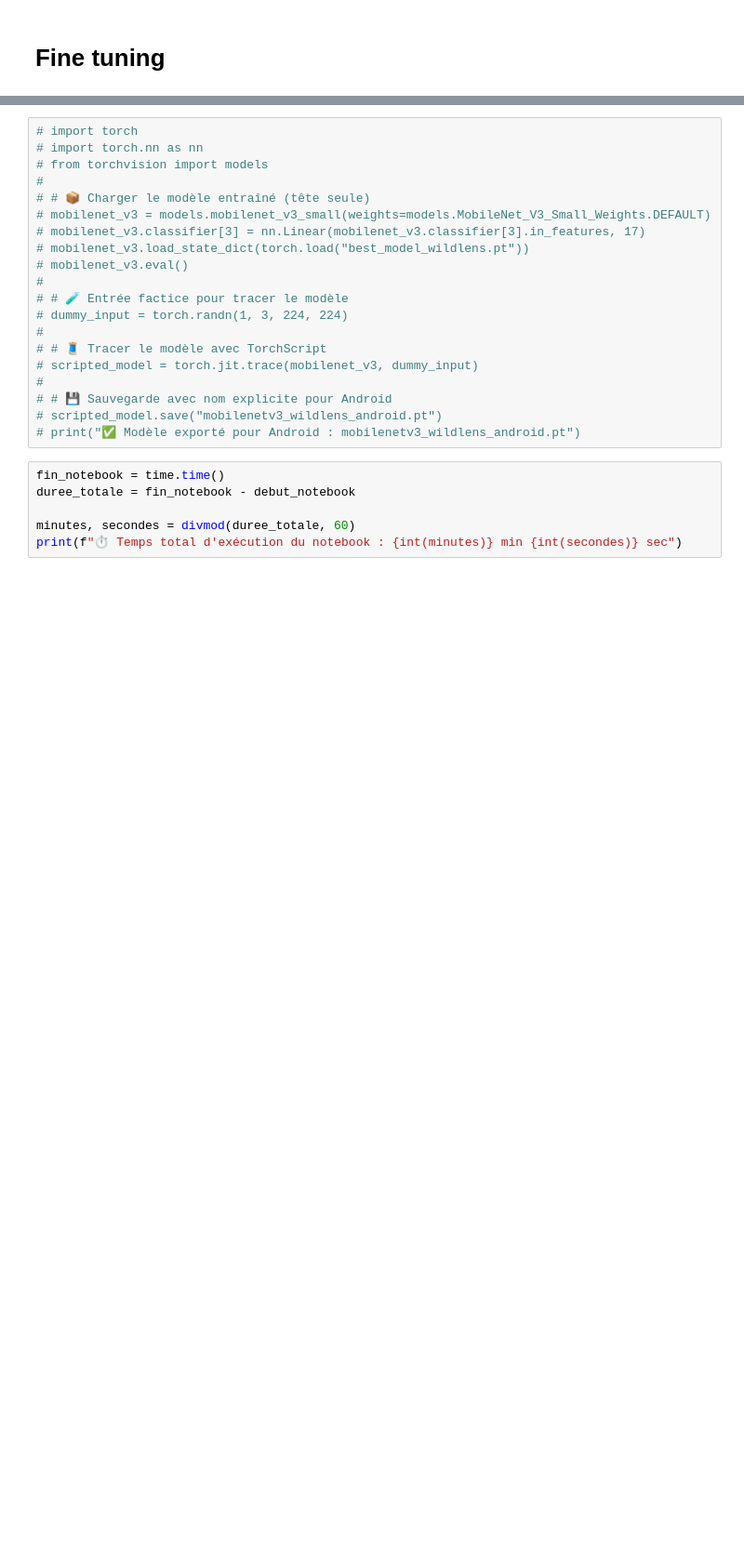
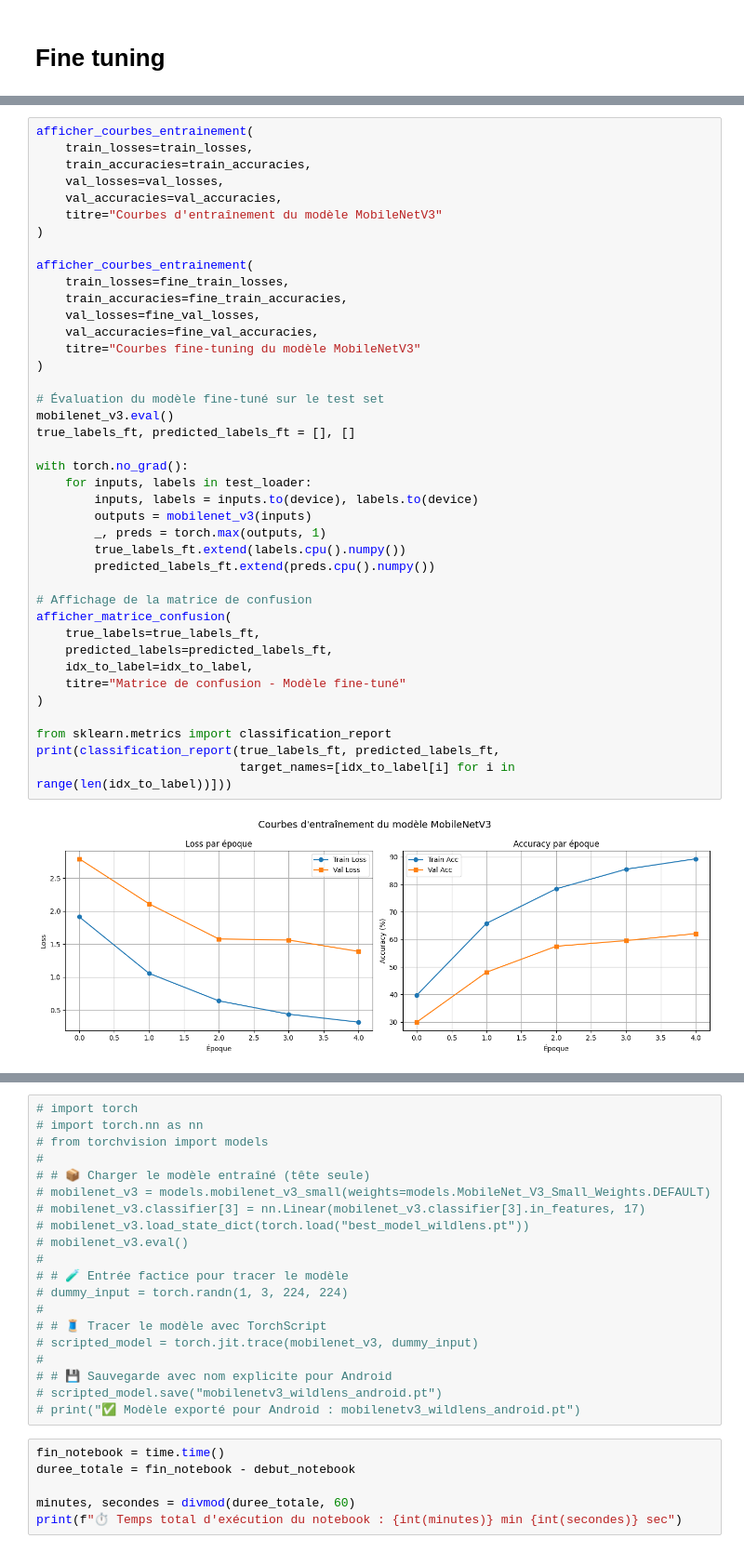
Before and after one commit to CedricSanchezGithub/ETL, a Jupyter notebook: ML/ML_wildlens.ipynb, the cells around one changed output, grey strips where cells are left out. Shown at 93% size. Drawn from its saved outputs; the diff is of its cells as text; blank space fills up the shorter version.

```diff
--- a/ML/ML_wildlens.ipynb
+++ b/ML/ML_wildlens.ipynb
@@ -754,0 +851,42 @@ print(f"🔢 Score de confiance : {confidence.item()*100:.2f}%")
+# %%
+afficher_courbes_entrainement(
+    train_losses=train_losses,
+    train_accuracies=train_accuracies,
+    val_losses=val_losses,
+    val_accuracies=val_accuracies,
+    titre="Courbes d'entraînement du modèle MobileNetV3"
+)
+
+afficher_courbes_entrainement(
+    train_losses=fine_train_losses,
+    train_accuracies=fine_train_accuracies,
+    val_losses=fine_val_losses,
+    val_accuracies=fine_val_accuracies,
+    titre="Courbes fine-tuning du modèle MobileNetV3"
+)
+
+# Évaluation du modèle fine-tuné sur le test set
+mobilenet_v3.eval()
+true_labels_ft, predicted_labels_ft = [], []
+
+with torch.no_grad():
+    for inputs, labels in test_loader:
+        inputs, labels = inputs.to(device), labels.to(device)
+        outputs = mobilenet_v3(inputs)
+        _, preds = torch.max(outputs, 1)
+        true_labels_ft.extend(labels.cpu().numpy())
+        predicted_labels_ft.extend(preds.cpu().numpy())
+
+# Affichage de la matrice de confusion
+afficher_matrice_confusion(
+    true_labels=true_labels_ft,
+    predicted_labels=predicted_labels_ft,
+    idx_to_label=idx_to_label,
+    titre="Matrice de confusion - Modèle fine-tuné"
+)
+
+from sklearn.metrics import classification_report
+print(classification_report(true_labels_ft, predicted_labels_ft,
+                            target_names=[idx_to_label[i] for i in range(len(idx_to_label))]))
+# %% [output]
+[figure, added]
```
Also changed, not shown: parts of 19 cells of this notebook, 9 other files.
